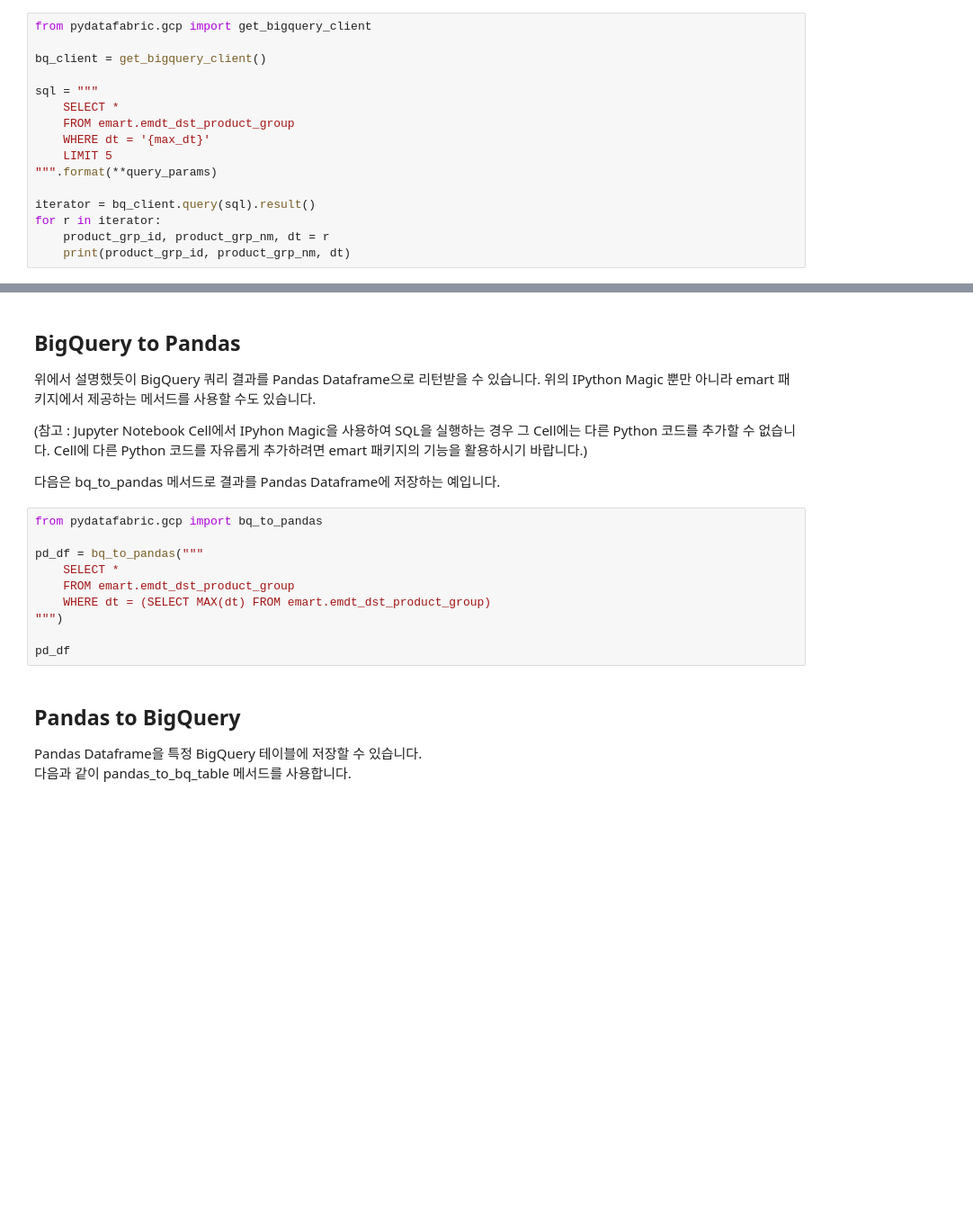
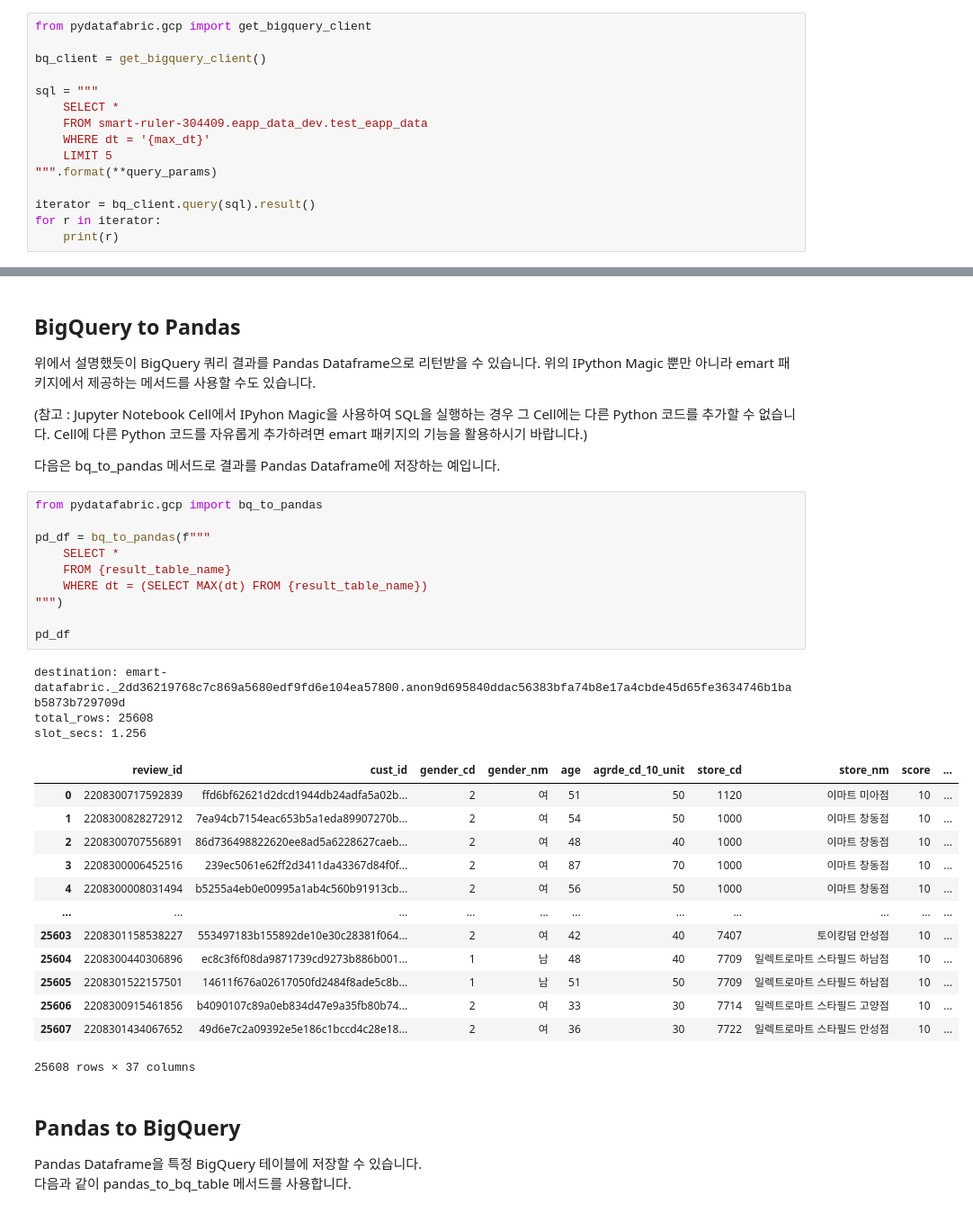
Before and after one commit to jaeinkim/datafabric-jupyterbook, a Jupyter notebook: book/pydatafabric.ipynb, the cells around one changed output, grey strips where cells are left out. Shown at 90% size. Saved outputs shown, nothing was run; the diff lists cells and outputs as text; blank space fills up the shorter version.

```diff
--- a/book/pydatafabric.ipynb
+++ b/book/pydatafabric.ipynb
@@ -67,12 +78,11 @@ bq_client = get_bigquery_client()
 
 sql = """
     SELECT *
-    FROM emart.emdt_dst_product_group
+    FROM smart-ruler-304409.eapp_data_dev.test_eapp_data
     WHERE dt = '{max_dt}'
     LIMIT 5
 """.format(**query_params)
 
 iterator = bq_client.query(sql).result()
 for r in iterator:
-    product_grp_id, product_grp_nm, dt = r
-    print(product_grp_id, product_grp_nm, dt)
+    print(r)
@@ -147,13 +169,30 @@ bq_insert_overwrite(sql=sql, destination=result_table_name, suffixes=["subpart"]
 # %%
 from pydatafabric.gcp import bq_to_pandas
 
-pd_df = bq_to_pandas("""
+pd_df = bq_to_pandas(f"""
     SELECT *
-    FROM emart.emdt_dst_product_group
-    WHERE dt = (SELECT MAX(dt) FROM emart.emdt_dst_product_group)
+    FROM {result_table_name}
+    WHERE dt = (SELECT MAX(dt) FROM {result_table_name})
 """)
 
 pd_df
+# %% [output]
+destination: emart-datafabric._2dd36219768c7c869a5680edf9fd6e104ea57800.anon9d695840ddac56383bfa74b8e17a4cbde45d65fe3634746b1bab5873b729709d
+total_rows: 25608
+slot_secs: 1.256
+|  | review_id | cust_id | gender_cd | gender_nm | age | agrde_cd_10_unit | store_cd | store_nm | score | ... |
+| 0 | 2208300717592839 | ffd6bf62621d2dcd1944db24adfa5a02b... | 2 | 여 | 51 | 50 | 1120 | 이마트 미아점 | 10 | ... |
+| 1 | 2208300828272912 | 7ea94cb7154eac653b5a1eda89907270b... | 2 | 여 | 54 | 50 | 1000 | 이마트 창동점 | 10 | ... |
+| 2 | 2208300707556891 | 86d736498822620ee8ad5a6228627caeb... | 2 | 여 | 48 | 40 | 1000 | 이마트 창동점 | 10 | ... |
+| 3 | 2208300006452516 | 239ec5061e62ff2d3411da43367d84f0f... | 2 | 여 | 87 | 70 | 1000 | 이마트 창동점 | 10 | ... |
+| 4 | 2208300008031494 | b5255a4eb0e00995a1ab4c560b91913cb... | 2 | 여 | 56 | 50 | 1000 | 이마트 창동점 | 10 | ... |
+| ... | ... | ... | ... | ... | ... | ... | ... | ... | ... | ... |
+| 25603 | 2208301158538227 | 553497183b155892de10e30c28381f064... | 2 | 여 | 42 | 40 | 7407 | 토이킹덤 안성점 | 10 | ... |
+| 25604 | 2208300440306896 | ec8c3f6f08da9871739cd9273b886b001... | 1 | 남 | 48 | 40 | 7709 | 일렉트로마트 스타필드 하남점 | 10 | ... |
+| 25605 | 2208301522157501 | 14611f676a02617050fd2484f8ade5c8b... | 1 | 남 | 51 | 50 | 7709 | 일렉트로마트 스타필드 하남점 | 10 | ... |
+| 25606 | 2208300915461856 | b4090107c89a0eb834d47e9a35fb80b74... | 2 | 여 | 33 | 30 | 7714 | 일렉트로마트 스타필드 고양점 | 10 | ... |
+| 25607 | 2208301434067652 | 49d6e7c2a09392e5e186c1bccd4c28e18... | 2 | 여 | 36 | 30 | 7722 | 일렉트로마트 스타필드 안성점 | 10 | ... |
+25608 rows × 37 columns
 # %% [markdown]
 ## Pandas to BigQuery
 
```
Also changed, not shown: parts of 16 cells of this notebook, 31 other files.
